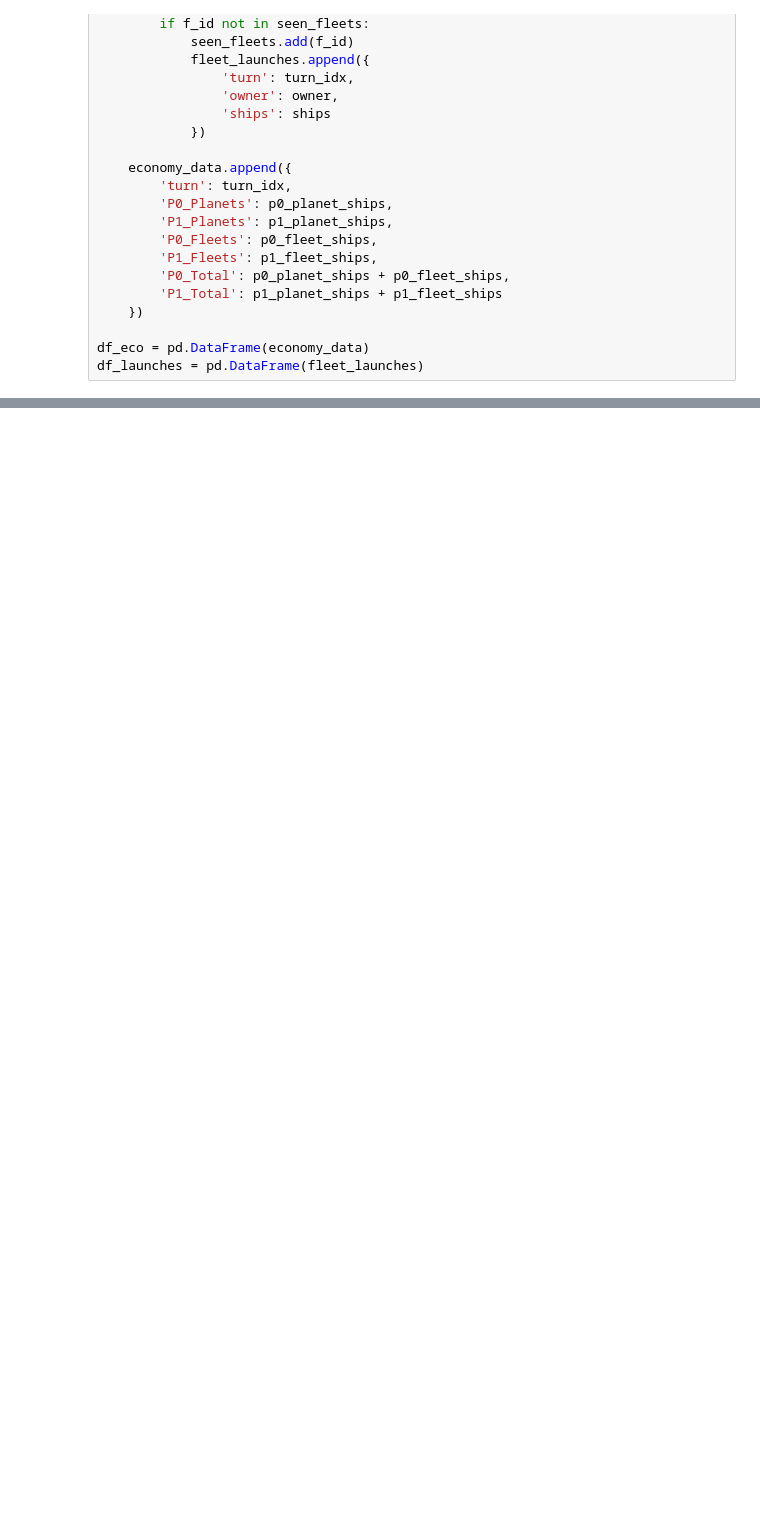
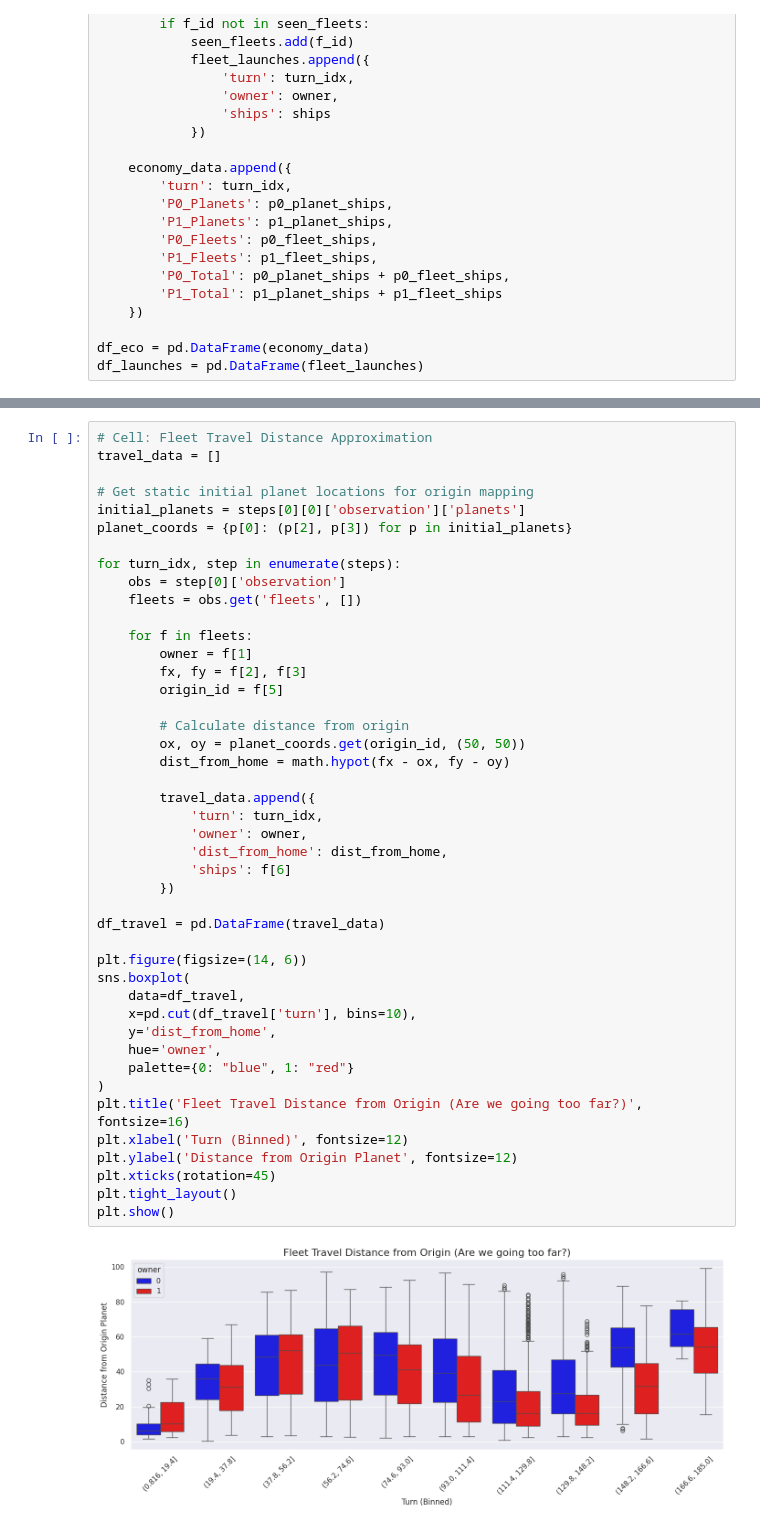
Before and after one commit to S4K50M/OrbitWars, a Jupyter notebook: eda/eda_replay.ipynb, the cells around one changed output, grey strips where cells are left out. Drawn from its saved outputs; the diff is of its cells as text; blank space fills up the shorter version.

```diff
--- a/eda/eda_replay.ipynb
+++ b/eda/eda_replay.ipynb
@@ -135,0 +167,46 @@ plt.show()
+# %%
+# Cell: Fleet Travel Distance Approximation
+travel_data = []
+
+# Get static initial planet locations for origin mapping
+initial_planets = steps[0][0]['observation']['planets']
+planet_coords = {p[0]: (p[2], p[3]) for p in initial_planets}
+
+for turn_idx, step in enumerate(steps):
+    obs = step[0]['observation']
+    fleets = obs.get('fleets', [])
+
+    for f in fleets:
+        owner = f[1]
+        fx, fy = f[2], f[3]
+        origin_id = f[5]
+
+        # Calculate distance from origin
+        ox, oy = planet_coords.get(origin_id, (50, 50))
+        dist_from_home = math.hypot(fx - ox, fy - oy)
+
+        travel_data.append({
+            'turn': turn_idx,
+            'owner': owner,
+            'dist_from_home': dist_from_home,
+            'ships': f[6]
+        })
+
+df_travel = pd.DataFrame(travel_data)
+
+plt.figure(figsize=(14, 6))
+sns.boxplot(
+    data=df_travel,
+    x=pd.cut(df_travel['turn'], bins=10),
+    y='dist_from_home',
+    hue='owner',
+    palette={0: "blue", 1: "red"}
+)
+plt.title('Fleet Travel Distance from Origin (Are we going too far?)', fontsize=16)
+plt.xlabel('Turn (Binned)', fontsize=12)
+plt.ylabel('Distance from Origin Planet', fontsize=12)
+plt.xticks(rotation=45)
+plt.tight_layout()
+plt.show()
+# %% [output]
+[figure, added]
```
Also changed, not shown: parts of 4 cells of this notebook, 4 other files.
